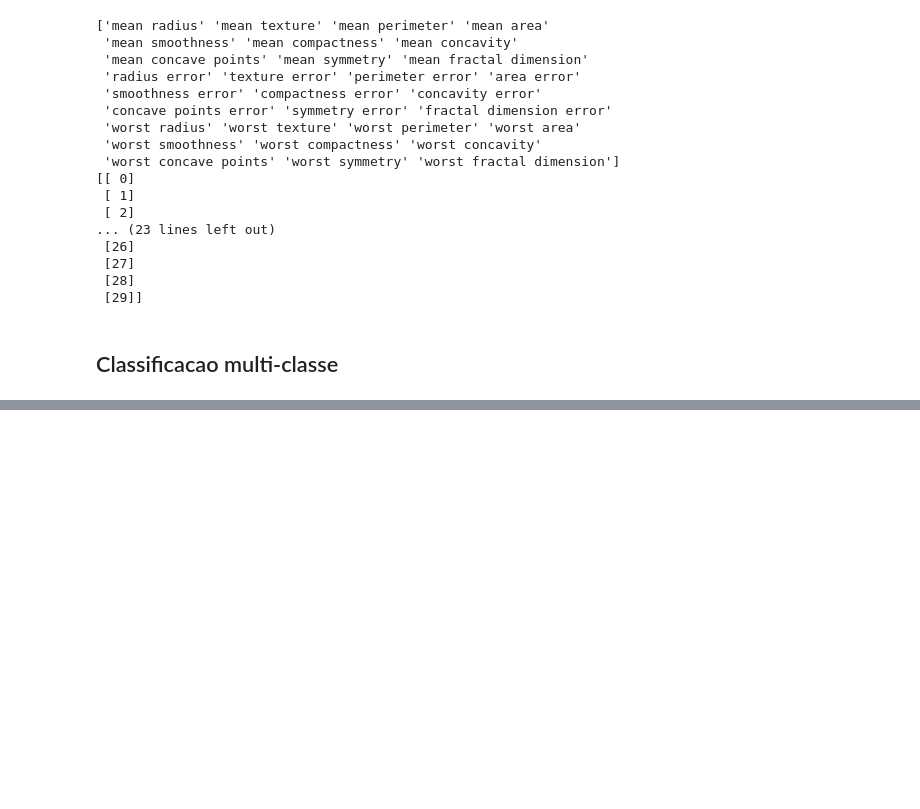
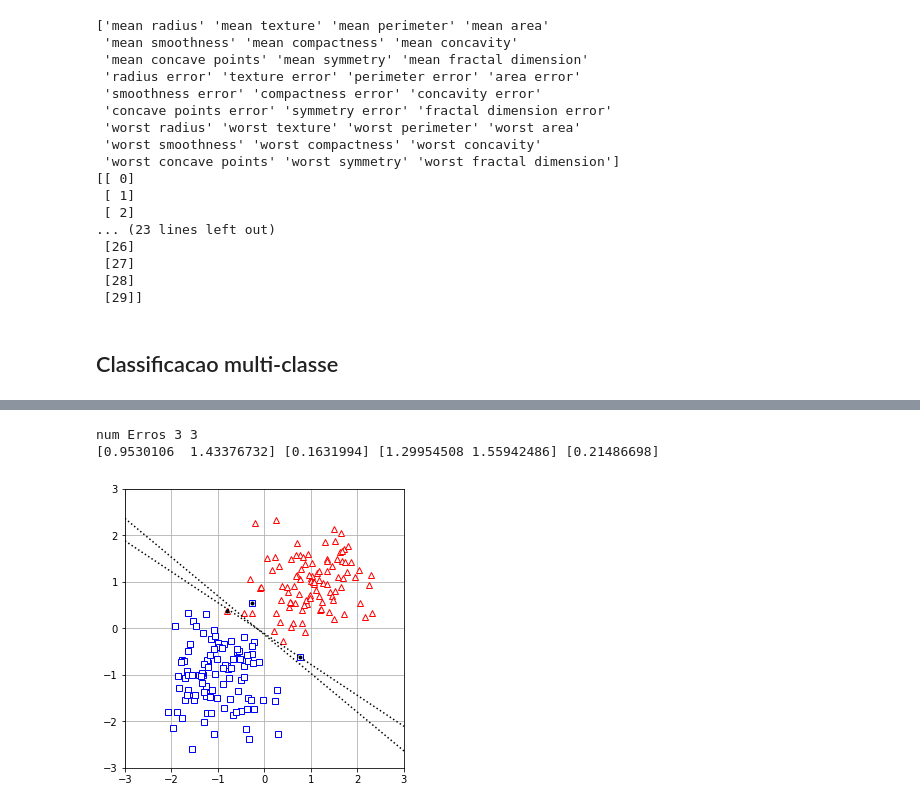
Before and after one commit to eddoasso/ISEL-AA, a Jupyter notebook: Labs/Lab5/Lab5.ipynb, the cells around one changed output, grey strips where cells are left out. Cells and saved outputs as stored; diff of their text form; code cells hidden in the pictures; blank space fills up the shorter version.

```diff
--- a/Labs/Lab5/Lab5.ipynb
+++ b/Labs/Lab5/Lab5.ipynb
@@ -173,0 +203,33 @@ Num erros  4
+# %%
+svm1 = LinearSVC(dual=False, C=1).fit(X.T, y)
+svm2 = SVC(kernel='linear', C=1).fit(X.T, y)
+
+y1 = svm1.predict(X.T)
+y2 = svm2.predict(X.T)
+
+print('num Erros', np.sum(y!=y1) , np.sum(y!=y2))
+
+w1 = svm1.coef_.squeeze()
+w2 = svm2.coef_.squeeze()
+w0a= svm1.intercept_
+w0b= svm2.intercept_
+print(w1, w0a,w2, w0b)
+# %% [output]
+num Erros 3 3
+[0.9530106  1.43376732] [0.1631994] [1.29954508 1.55942486] [0.21486698]
+# %%
+gx= np.array([-3,3])
+gy1 = -1/w1[1]*(w1[0]*gx+w0a)
+gy2 = -1/w2[1]*(w2[0]*gx+w0b)
+
+plt.figure(figsize=(5,7))
+plt.plot(x1[0,:], x1[1,:], 'sb', mfc='w')
+plt.plot(x2[0,:], x2[1,:], '^r', mfc='w')
+plt.plot(X[0,y!=y1], X[1,y!=y1], 'ok', ms=3)
+plt.plot(gx, gy1,':k')
+plt.plot(gx, gy2,':k')
+plt.axis('scaled')
+plt.axis([-3,3,-3,3])
+plt.grid(True)
+# %% [output]
+[figure, added]
```
Also changed, not shown: parts of 9 cells of this notebook, 3 other files.
